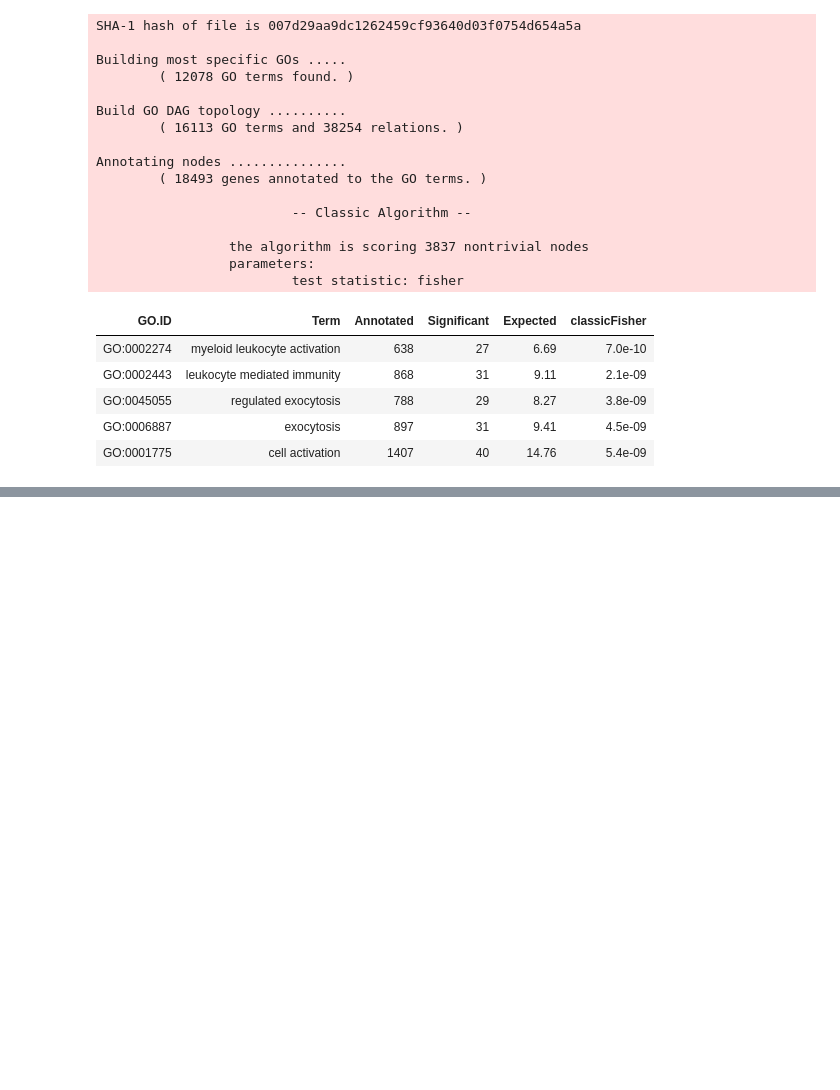
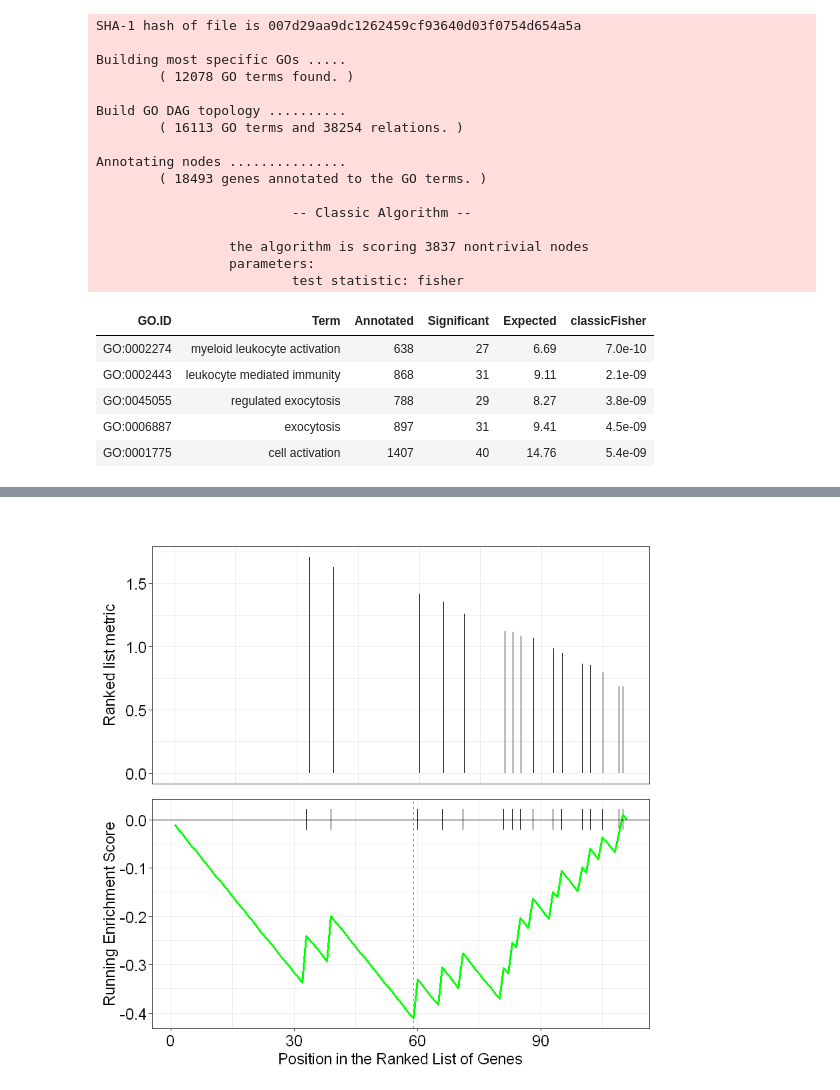
Before and after one commit to ajitjohnson/Jupyter-Notebooks, a Jupyter notebook: Mechanism of resistance to Lenalidomide in Lymphoma.ipynb, the cells around one changed output, grey strips where cells are left out. Drawn from its saved outputs; the diff is of its cells as text; code cells hidden in the pictures; blank space fills up the shorter version.

Commit message:
analysis progress

```diff
--- a/Mechanism of resistance to Lenalidomide in Lymphoma.ipynb
+++ b/Mechanism of resistance to Lenalidomide in Lymphoma.ipynb
@@ -348,0 +407,17 @@ Annotating nodes ...............
+# %%
+# Prepare for GSEA analysis
+ordered_de <- with_entrez[which(with_entrez$padj <= 0.05 & with_entrez$log2FoldChange >= 0.5), ]
+ordered_de <- ordered_de[,c(2,4)]
+
+## feature 1: numeric vector
+geneList = ordered_de[,2]
+## feature 2: named vector
+names(geneList) = as.character(ordered_de[,1])
+## feature 3: decreasing order
+geneList = sort(geneList, decreasing = TRUE)
+# %%
+y <- gsePathway(geneList, nPerm=10000,
+                pvalueCutoff=1,
+                pAdjustMethod="BH", verbose=FALSE)
+res <- as.data.frame(y)
+head(res)
@@ -348,0 +455,4 @@ Annotating nodes ...............
+# %%
+gseaplot(y, geneSetID = "R-HSA-1430728")
+# %% [output]
+[figure, added]
```
Also changed, not shown: parts of 20 cells of this notebook.
